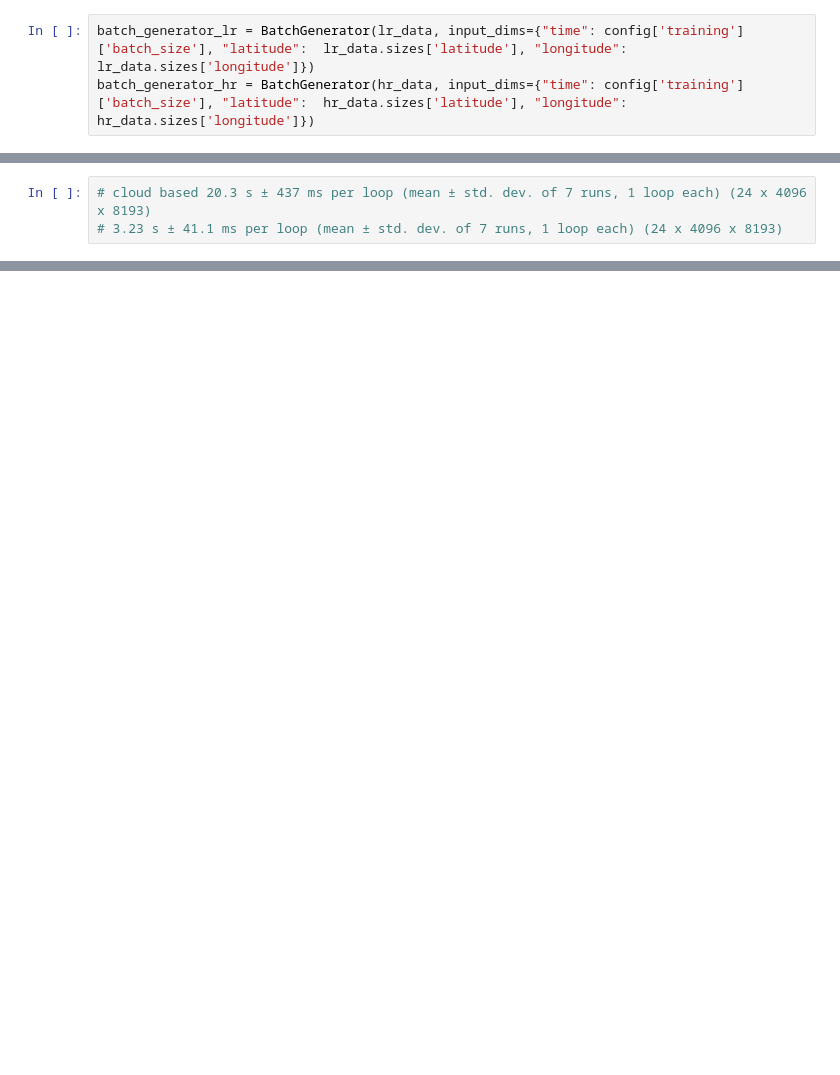
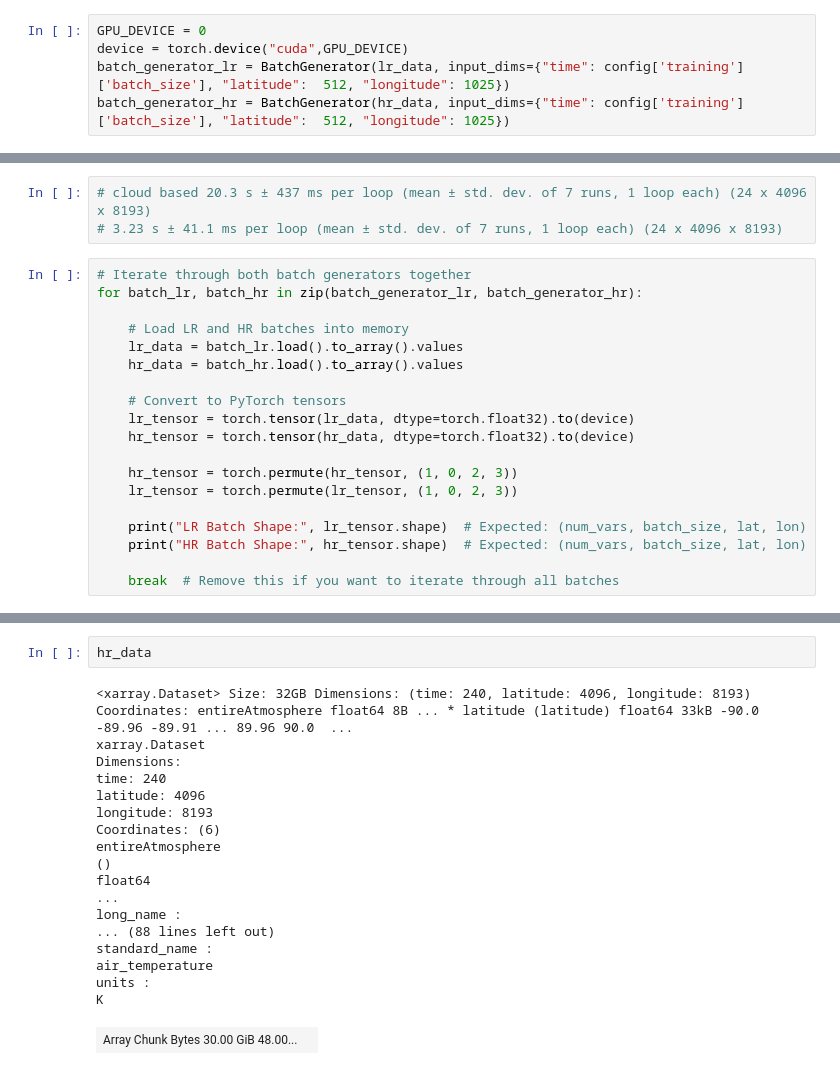
Before and after one commit to sebastien-tetaud/destine-super-resolution, a Jupyter notebook: xbatch_test.ipynb, the cells around one changed output, grey strips where cells are left out. Saved outputs shown, nothing was run; the diff lists cells and outputs as text; blank space fills up the shorter version.

Commit message:
experiment Xbatcher for streaming training

```diff
--- a/xbatch_test.ipynb
+++ b/xbatch_test.ipynb
@@ -45,3 +80,5 @@ from xbatcher import BatchGenerator
 # %%
-batch_generator_lr = BatchGenerator(lr_data, input_dims={"time": config['training']['batch_size'], "latitude":  lr_data.sizes['latitude'], "longitude": lr_data.sizes['longitude']})
-batch_generator_hr = BatchGenerator(hr_data, input_dims={"time": config['training']['batch_size'], "latitude":  hr_data.sizes['latitude'], "longitude": hr_data.sizes['longitude']})
+GPU_DEVICE = 0
+device = torch.device("cuda",GPU_DEVICE)
+batch_generator_lr = BatchGenerator(lr_data, input_dims={"time": config['training']['batch_size'], "latitude":  512, "longitude": 1025})
+batch_generator_hr = BatchGenerator(hr_data, input_dims={"time": config['training']['batch_size'], "latitude":  512, "longitude": 1025})
@@ -64,3 +102,22 @@ for batch in batch_generator_lr:
 # %%
 # cloud based 20.3 s ± 437 ms per loop (mean ± std. dev. of 7 runs, 1 loop each) (24 x 4096 x 8193)
 # 3.23 s ± 41.1 ms per loop (mean ± std. dev. of 7 runs, 1 loop each) (24 x 4096 x 8193)
+# %%
+# Iterate through both batch generators together
+for batch_lr, batch_hr in zip(batch_generator_lr, batch_generator_hr):
+
+    # Load LR and HR batches into memory
+    lr_data = batch_lr.load().to_array().values
+    hr_data = batch_hr.load().to_array().values
+
+    # Convert to PyTorch tensors
+    lr_tensor = torch.tensor(lr_data, dtype=torch.float32).to(device)
+    hr_tensor = torch.tensor(hr_data, dtype=torch.float32).to(device)
+
+    hr_tensor = torch.permute(hr_tensor, (1, 0, 2, 3))
+    lr_tensor = torch.permute(lr_tensor, (1, 0, 2, 3))
+
+    print("LR Batch Shape:", lr_tensor.shape)  # Expected: (num_vars, batch_size, lat, lon)
+    print("HR Batch Shape:", hr_tensor.shape)  # Expected: (num_vars, batch_size, lat, lon)
+
+    break  # Remove this if you want to iterate through all batches
@@ -66,0 +182,21 @@ for batch in batch_generator_lr:
+# %%
+hr_data
+# %% [output]
+<xarray.Dataset> Size: 32GB Dimensions: (time: 240, latitude: 4096, longitude: 8193) Coordinates: entireAtmosphere float64 8B ... * latitude (latitude) float64 33kB -90.0 -89.96 -89.91 ... 89.96 90.0  ...
+xarray.Dataset
+Dimensions:
+time: 240
+latitude: 4096
+longitude: 8193
+Coordinates: (6)
+entireAtmosphere
+()
+float64
+...
+long_name :
+... (88 lines left out)
+standard_name :
+air_temperature
+units :
+K
+| Array Chunk Bytes 30.00 GiB 48.00... |  |
```
Also changed, not shown: parts of 16 cells of this notebook, 3 other files.
